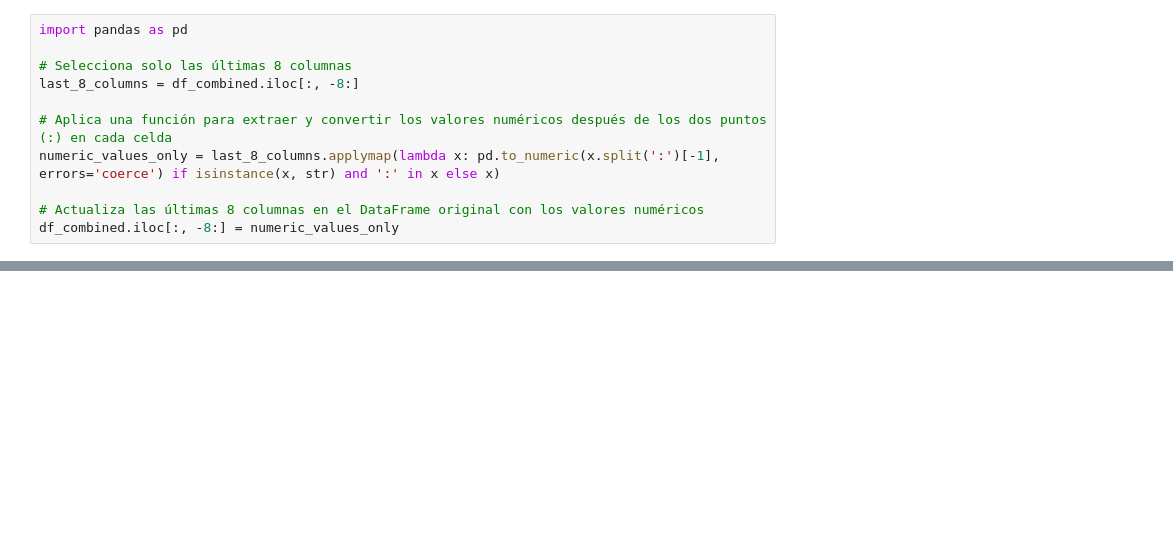
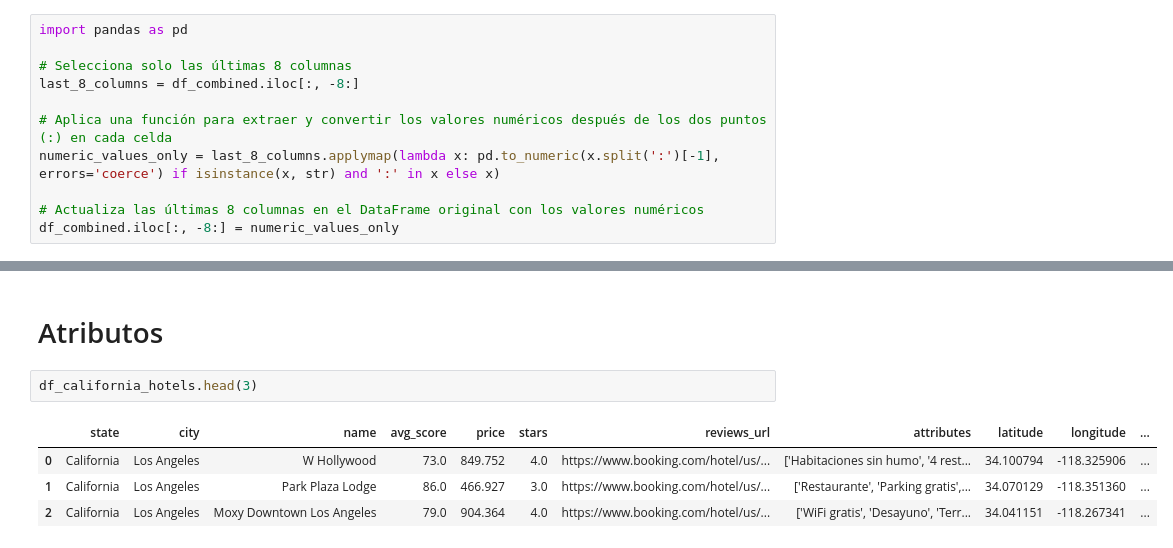
Before and after one commit to LeonardoCostaH/PF_DS_YELP, a Jupyter notebook: streamlit/california_attributes.ipynb, the cells around one changed output, grey strips where cells are left out. Drawn from its saved outputs; the diff is of its cells as text; blank space fills up the shorter version.

```diff
--- a/streamlit/california_attributes.ipynb
+++ b/streamlit/california_attributes.ipynb
@@ -140,0 +182,9 @@ fig.show()
+# %% [markdown]
+# Atributos
+# %%
+df_california_hotels.head(3)
+# %% [output]
+|  | state | city | name | avg_score | price | stars | reviews_url | attributes | latitude | longitude | ... |
+| 0 | California | Los Angeles | W Hollywood | 73.0 | 849.752 | 4.0 | https://www.booking.com/hotel/us/... | ['Habitaciones sin humo', '4 rest... | 34.100794 | -118.325906 | ... |
+| 1 | California | Los Angeles | Park Plaza Lodge | 86.0 | 466.927 | 3.0 | https://www.booking.com/hotel/us/... | ['Restaurante', 'Parking gratis',... | 34.070129 | -118.351360 | ... |
+| 2 | California | Los Angeles | Moxy Downtown Los Angeles | 79.0 | 904.364 | 4.0 | https://www.booking.com/hotel/us/... | ['WiFi gratis', 'Desayuno', 'Terr... | 34.041151 | -118.267341 | ... |
```
Also changed, not shown: parts of 14 cells of this notebook.
